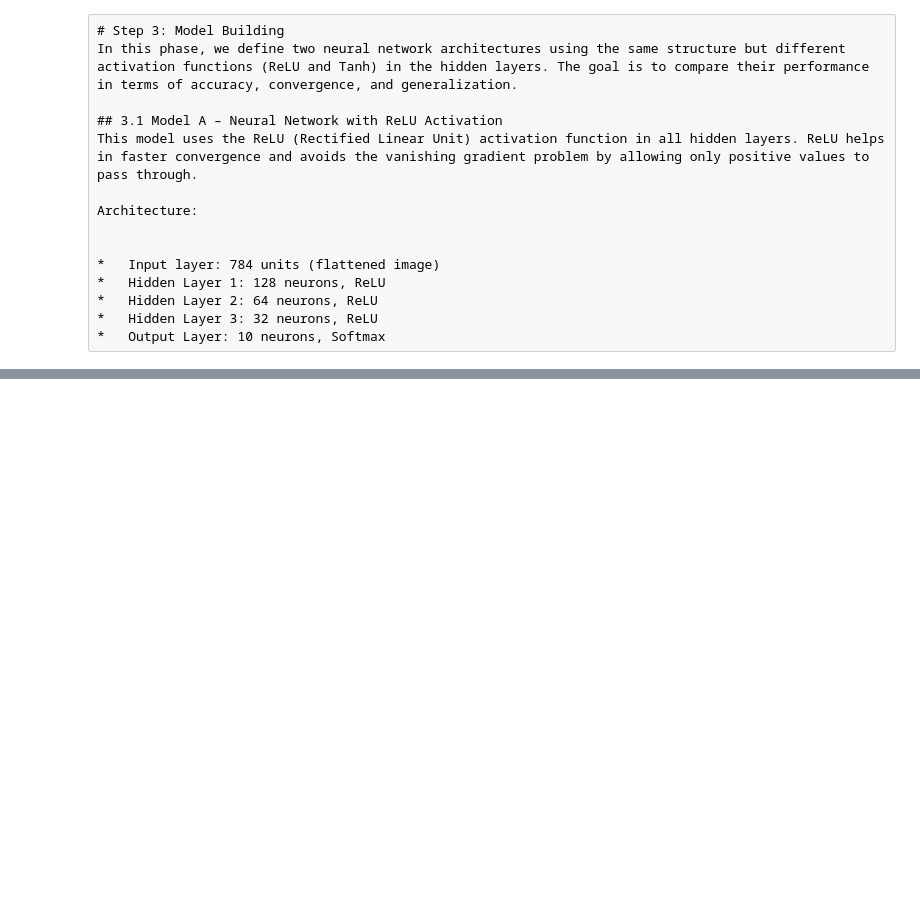
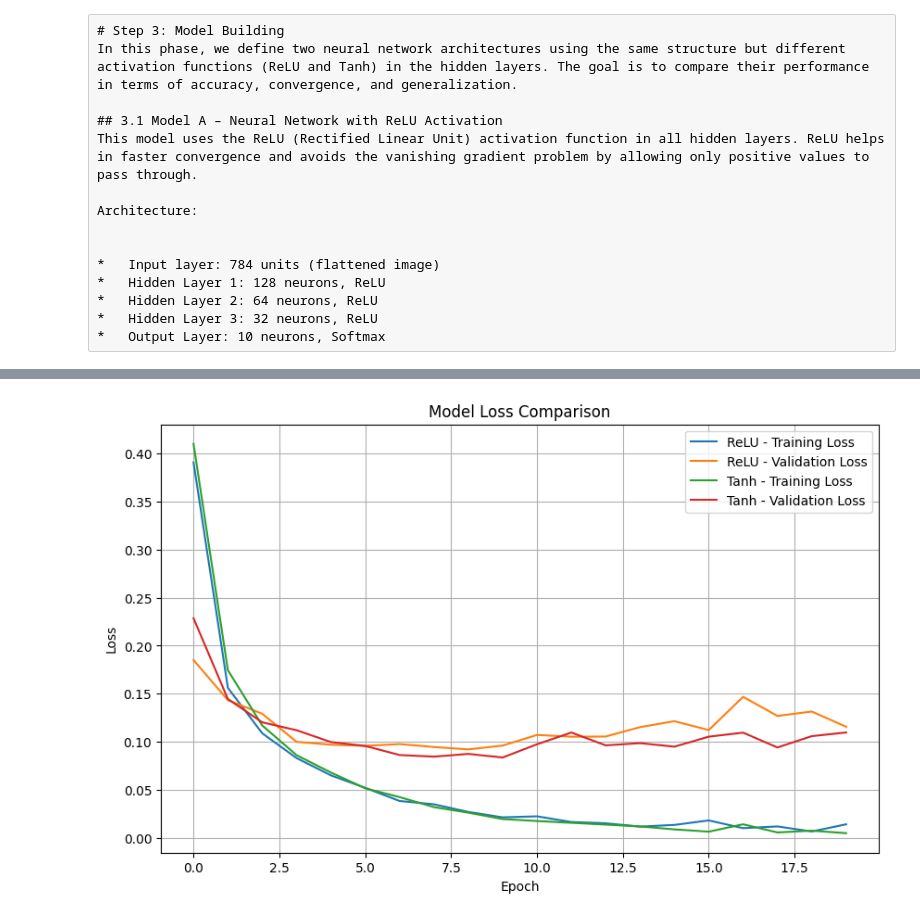
Before and after one commit to ArtMla/MNIST-Image-classification, a Jupyter notebook: MNIST_Analysis.ipynb, the cells around one changed output, grey strips where cells are left out. Drawn from its saved outputs; the diff is of its cells as text; code cells hidden in the pictures; blank space fills up the shorter version.

```diff
--- a/MNIST_Analysis.ipynb
+++ b/MNIST_Analysis.ipynb
@@ -119,0 +287,15 @@ Model: "sequential"
+# %%
+# Plot loss
+plt.figure(figsize=(10, 6))
+plt.plot(history_relu.history['loss'], label='ReLU - Training Loss')
+plt.plot(history_relu.history['val_loss'], label='ReLU - Validation Loss')
+plt.plot(history_tanh.history['loss'], label='Tanh - Training Loss')
+plt.plot(history_tanh.history['val_loss'], label='Tanh - Validation Loss')
+plt.title('Model Loss Comparison')
+plt.xlabel('Epoch')
+plt.ylabel('Loss')
+plt.legend()
+plt.grid(True)
+plt.show()
+# %% [output]
+[figure, added]
```
Also changed, not shown: parts of 22 cells of this notebook.
